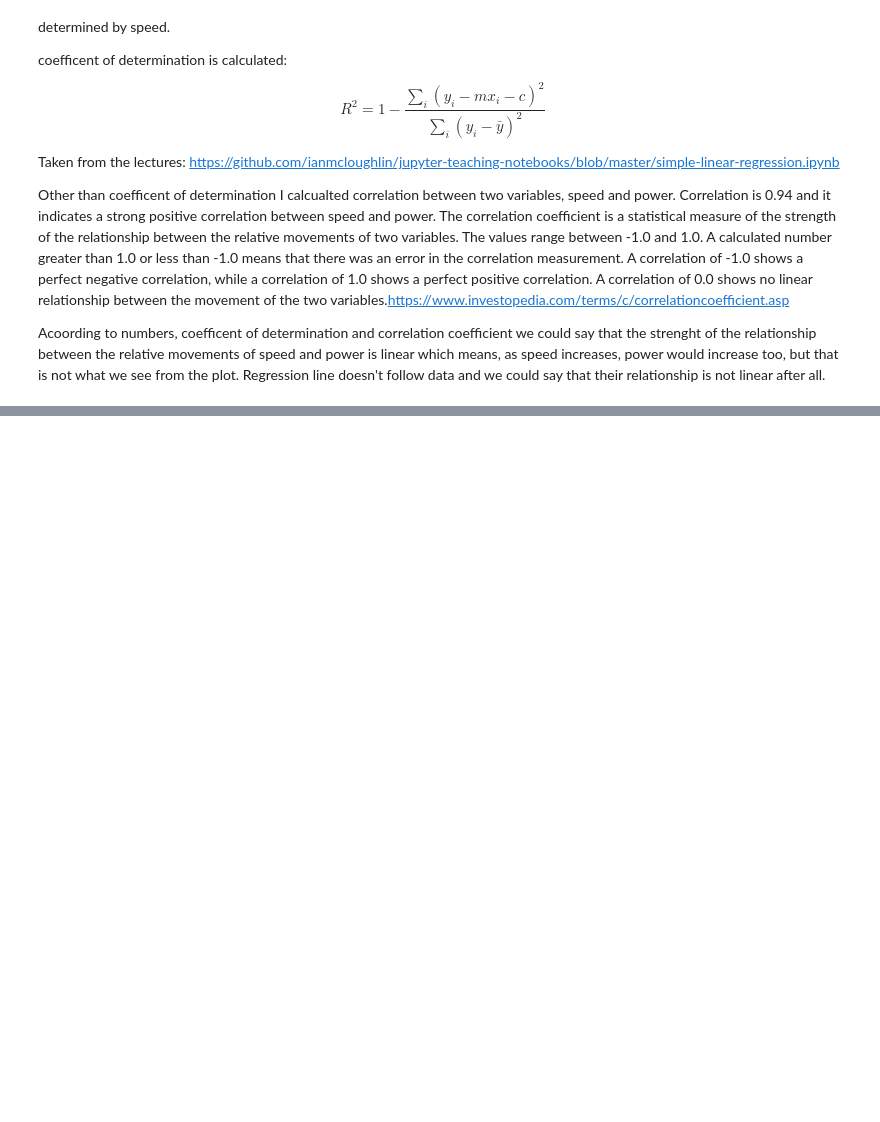
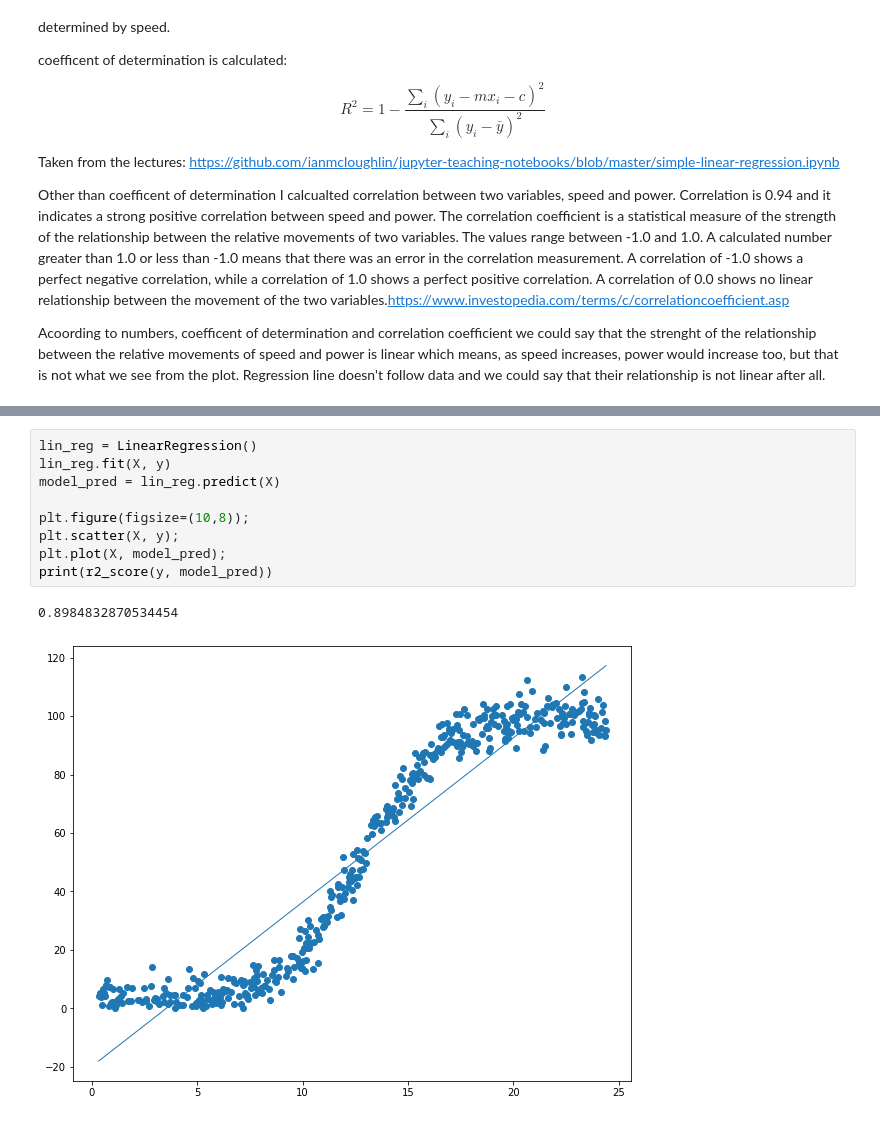
Before and after one commit to doriszd/project_machine_learning, a Jupyter notebook: Project_2020.ipynb, the cells around one changed output, grey strips where cells are left out. Cells and saved outputs as stored; diff of their text form; blank space fills up the shorter version.

```diff
--- a/Project_2020.ipynb
+++ b/Project_2020.ipynb
@@ -266,0 +328,12 @@ Acoording to numbers, coefficent of determination and correlation coefficient we
+# %%
+lin_reg = LinearRegression()
+lin_reg.fit(X, y)
+model_pred = lin_reg.predict(X)
+
+plt.figure(figsize=(10,8));
+plt.scatter(X, y);
+plt.plot(X, model_pred);
+print(r2_score(y, model_pred))
+# %% [output]
+0.8984832870534454
+[figure, added]
```
Also changed, not shown: parts of 7 cells of this notebook.
